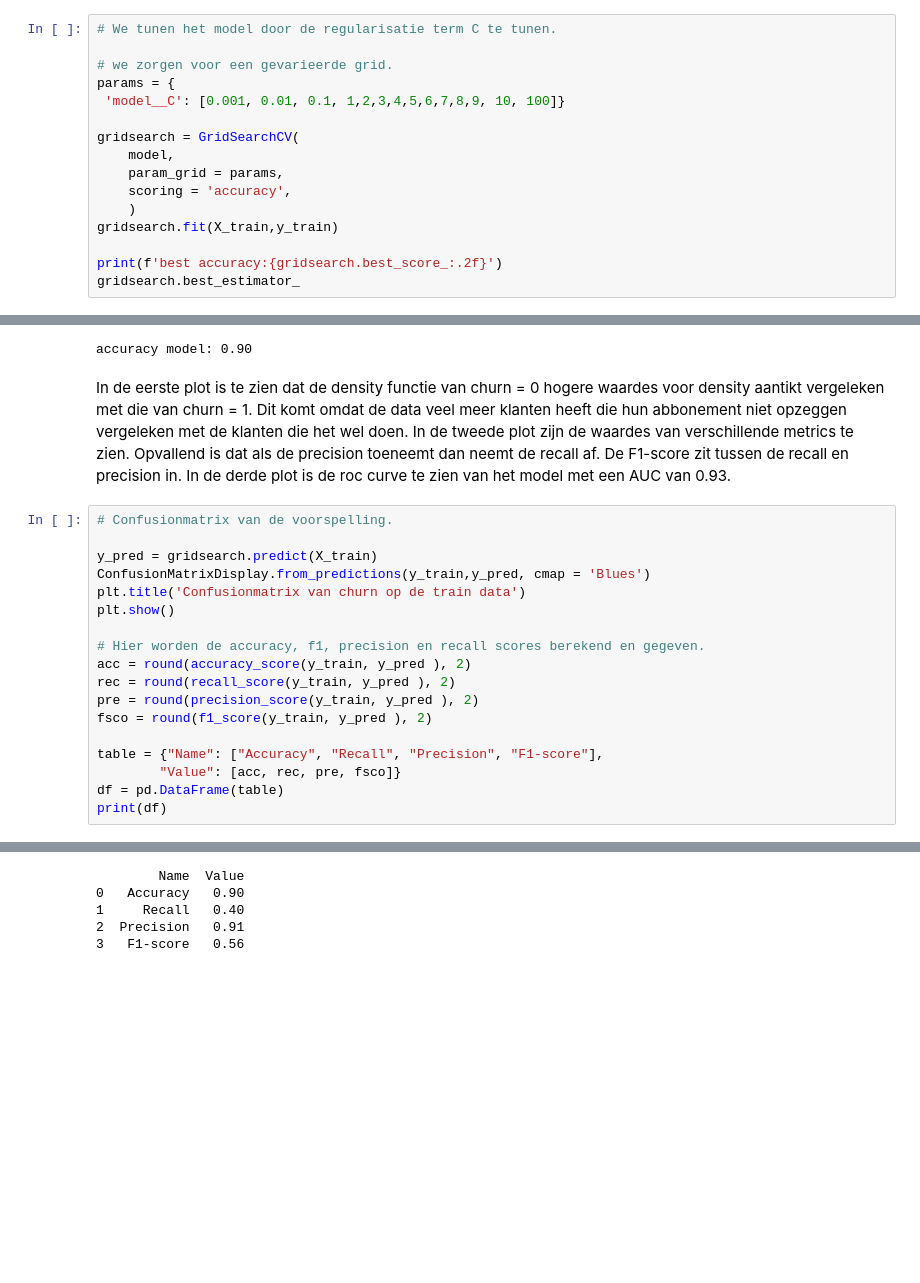
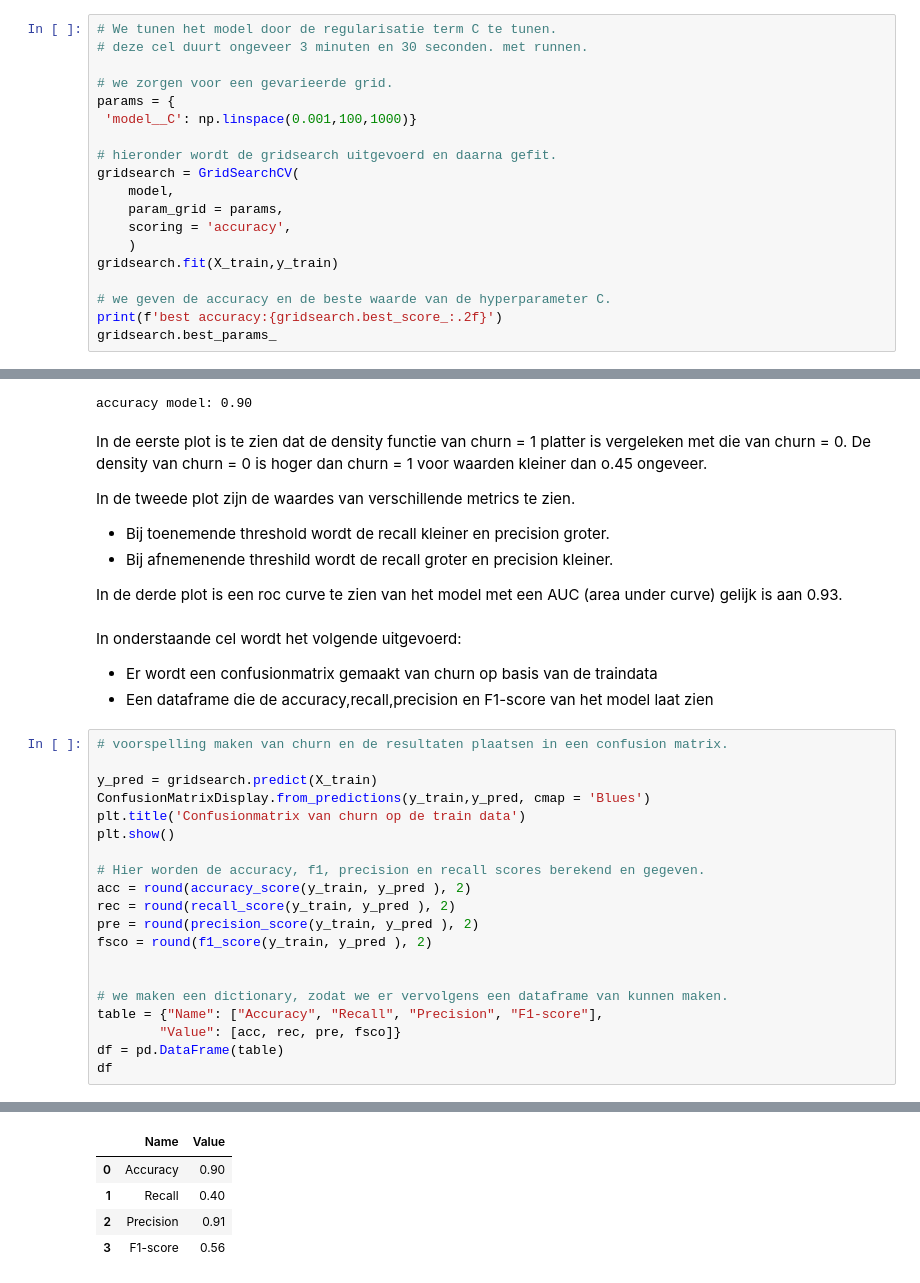
Before and after one commit to Timvc03/Sinusgroep-A31, a Jupyter notebook: Logistic Regression/datapreperation, modeling & tuning logistische regressie.ipynb, the cells around one changed output, grey strips where cells are left out. Cells and saved outputs as stored; diff of their text form; blank space fills up the shorter version.

```diff
--- a/Logistic Regression/datapreperation, modeling & tuning logistische regressie.ipynb
+++ b/Logistic Regression/datapreperation, modeling & tuning logistische regressie.ipynb
@@ -87,10 +98,12 @@ accuracy van het model:0.90
 # %%
 # We tunen het model door de regularisatie term C te tunen.
+# deze cel duurt ongeveer 3 minuten en 30 seconden. met runnen.
 
 # we zorgen voor een gevarieerde grid.
 params = {
- 'model__C': [0.001, 0.01, 0.1, 1,2,3,4,5,6,7,8,9, 10, 100]}
+ 'model__C': np.linspace(0.001,100,1000)}
 
+# hieronder wordt de gridsearch uitgevoerd en daarna gefit.
 gridsearch = GridSearchCV(
     model,
     param_grid = params,
@@ -98,7 +111,8 @@ gridsearch = GridSearchCV(
     )
 gridsearch.fit(X_train,y_train)
 
+# we geven de accuracy en de beste waarde van de hyperparameter C.
 print(f'best accuracy:{gridsearch.best_score_:.2f}')
-gridsearch.best_estimator_
+gridsearch.best_params_
 # %% [output]
 best accuracy:0.90
@@ -174,32 +180,42 @@ print(f'accuracy model: {accuracy_score(y_train,gridsearch.predict(X_train)):.2f
 [figure]
 accuracy model: 0.90
 # %% [markdown]
-In de eerste plot is te zien dat de density functie van churn = 0 hogere waardes voor density aantikt vergeleken met die van churn = 1. Dit komt omdat de data veel meer klanten heeft die hun abbonement niet opzeggen vergeleken met de klanten die het wel doen.
-In de tweede plot zijn de waardes van verschillende metrics te zien. Opvallend is dat als de precision toeneemt dan neemt de recall af. De F1-score zit tussen de recall en precision in.
-In de derde plot is de roc curve te zien van het model met een AUC van 0.93.
+In de eerste plot is te zien dat de density functie van churn = 1 platter is vergeleken met die van churn = 0. De density van churn = 0 is hoger dan churn = 1 voor waarden kleiner dan o.45 ongeveer.
+
+In de tweede plot zijn de waardes van verschillende metrics te zien.
+- Bij toenemende threshold wordt de recall kleiner en precision groter.
+- Bij afnemenende threshild wordt de recall groter en precision kleiner.
+
+In de derde plot is een roc curve te zien van het model met een AUC (area under curve) gelijk is aan 0.93.
+# %% [markdown]
+In onderstaande cel wordt het volgende uitgevoerd:
+- Er wordt een confusionmatrix gemaakt van churn op basis van de traindata
+- Een dataframe die de accuracy,recall,precision en F1-score van het model laat zien
 # %%
-# Confusionmatrix van de voorspelling.
+# voorspelling maken van churn en de resultaten plaatsen in een confusion matrix.
 
 y_pred = gridsearch.predict(X_train)
 ConfusionMatrixDisplay.from_predictions(y_train,y_pred, cmap = 'Blues')
 plt.title('Confusionmatrix van churn op de train data')
 plt.show()
 
 # Hier worden de accuracy, f1, precision en recall scores berekend en gegeven.
 acc = round(accuracy_score(y_train, y_pred ), 2)
 rec = round(recall_score(y_train, y_pred ), 2)
 pre = round(precision_score(y_train, y_pred ), 2)
 fsco = round(f1_score(y_train, y_pred ), 2)
 
+
+# we maken een dictionary, zodat we er vervolgens een dataframe van kunnen maken.
 table = {"Name": ["Accuracy", "Recall", "Precision", "F1-score"],
         "Value": [acc, rec, pre, fsco]}
 df = pd.DataFrame(table)
-print(df)
+df
 # %% [output]
 [figure]
-        Name  Value
-0   Accuracy   0.90
-1     Recall   0.40
-2  Precision   0.91
-3   F1-score   0.56
+|  | Name | Value |
+| 0 | Accuracy | 0.90 |
+| 1 | Recall | 0.40 |
+| 2 | Precision | 0.91 |
+| 3 | F1-score | 0.56 |
 # %% [markdown]
```
Also changed, not shown: parts of 9 cells of this notebook.
